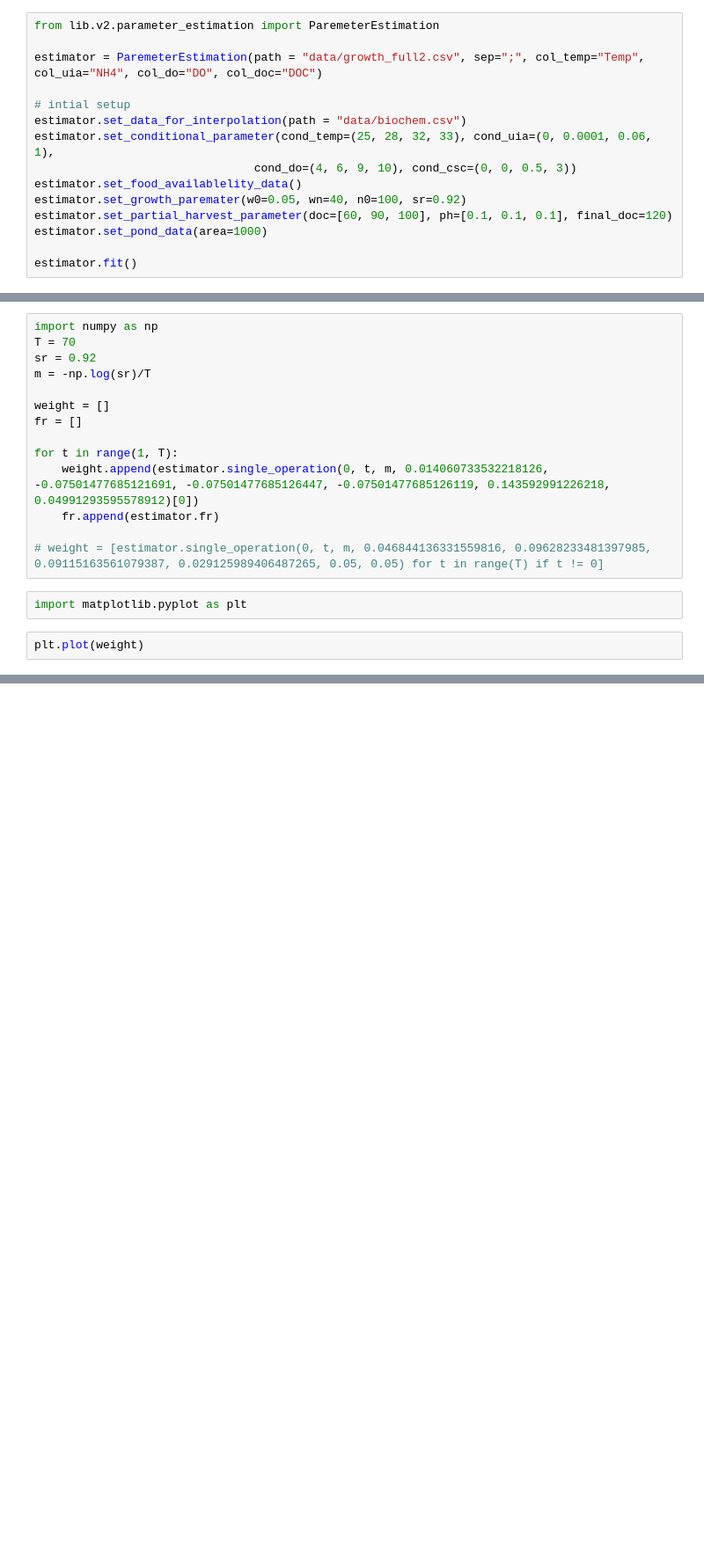
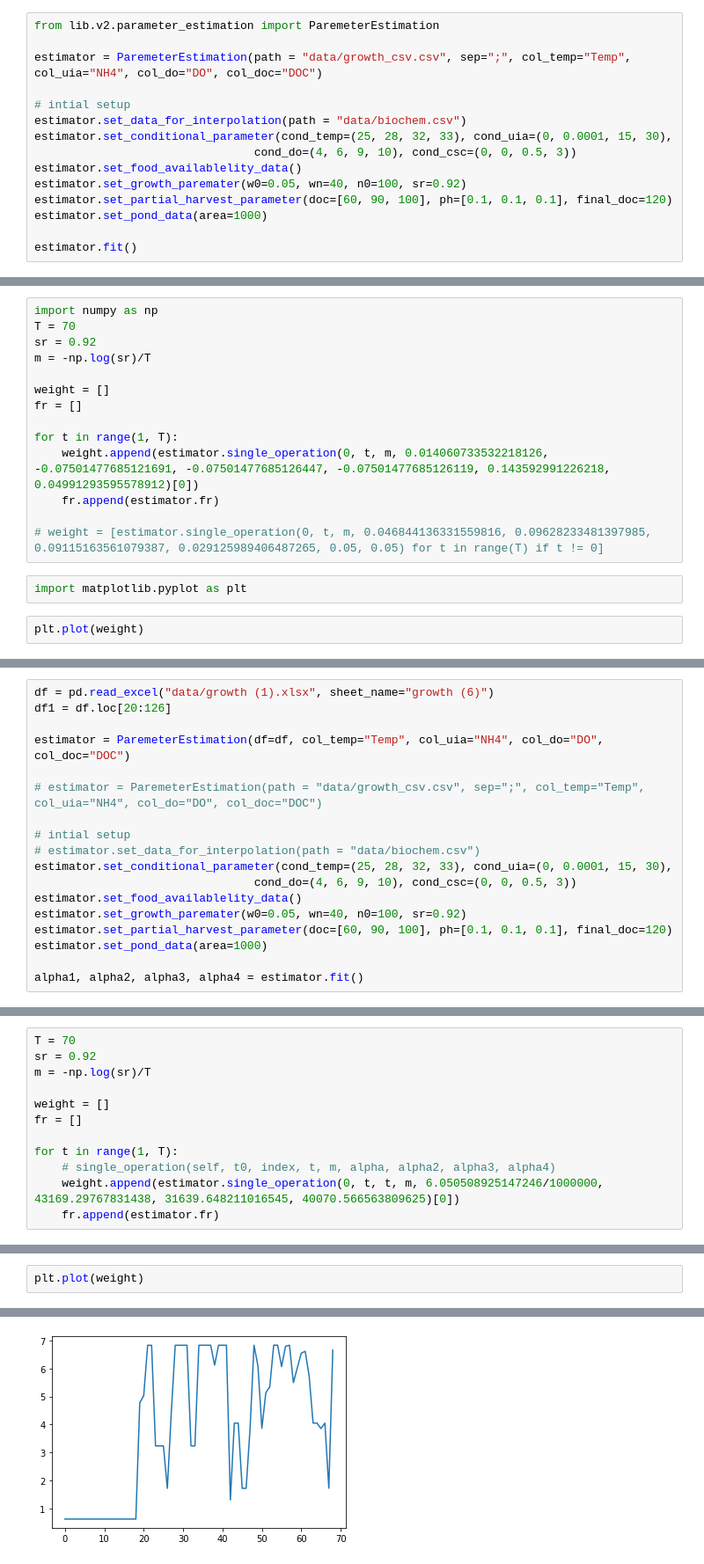
Before and after one commit to letive/simple-pond-monitoring, a Jupyter notebook: test.ipynb, the cells around one changed output, grey strips where cells are left out. Shown at 88% size. Saved outputs shown, nothing was run; the diff lists cells and outputs as text; blank space fills up the shorter version.

Commit message:
adjusting the graph

```diff
--- a/test.ipynb
+++ b/test.ipynb
@@ -1,11 +1,11 @@
 # %%
 from lib.v2.parameter_estimation import ParemeterEstimation
 
-estimator = ParemeterEstimation(path = "data/growth_full2.csv", sep=";", col_temp="Temp", col_uia="NH4", col_do="DO", col_doc="DOC")
+estimator = ParemeterEstimation(path = "data/growth_csv.csv", sep=";", col_temp="Temp", col_uia="NH4", col_do="DO", col_doc="DOC")
 
 # intial setup
 estimator.set_data_for_interpolation(path = "data/biochem.csv")
-estimator.set_conditional_parameter(cond_temp=(25, 28, 32, 33), cond_uia=(0, 0.0001, 0.06, 1),
+estimator.set_conditional_parameter(cond_temp=(25, 28, 32, 33), cond_uia=(0, 0.0001, 15, 30),
                                 cond_do=(4, 6, 9, 10), cond_csc=(0, 0, 0.5, 3))
 estimator.set_food_availablelity_data()
 estimator.set_growth_paremater(w0=0.05, wn=40, n0=100, sr=0.92)
@@ -63,0 +202,18 @@ df[df["DOC"] == 1]["Temp"].values[0]
+# %%
+df = pd.read_excel("data/growth (1).xlsx", sheet_name="growth (6)")
+df1 = df.loc[20:126]
+
+estimator = ParemeterEstimation(df=df, col_temp="Temp", col_uia="NH4", col_do="DO", col_doc="DOC")
+
+# estimator = ParemeterEstimation(path = "data/growth_csv.csv", sep=";", col_temp="Temp", col_uia="NH4", col_do="DO", col_doc="DOC")
+
+# intial setup
+# estimator.set_data_for_interpolation(path = "data/biochem.csv")
+estimator.set_conditional_parameter(cond_temp=(25, 28, 32, 33), cond_uia=(0, 0.0001, 15, 30),
+                                cond_do=(4, 6, 9, 10), cond_csc=(0, 0, 0.5, 3))
+estimator.set_food_availablelity_data()
+estimator.set_growth_paremater(w0=0.05, wn=40, n0=100, sr=0.92)
+estimator.set_partial_harvest_parameter(doc=[60, 90, 100], ph=[0.1, 0.1, 0.1], final_doc=120)
+estimator.set_pond_data(area=1000)
+
+alpha1, alpha2, alpha3, alpha4 = estimator.fit()
@@ -63,0 +242,12 @@ df[df["DOC"] == 1]["Temp"].values[0]
+# %%
+T = 70
+sr = 0.92
+m = -np.log(sr)/T
+
+weight = []
+fr = []
+
+for t in range(1, T):
+    # single_operation(self, t0, index, t, m, alpha, alpha2, alpha3, alpha4)
+    weight.append(estimator.single_operation(0, t, t, m, 6.050508925147246/1000000, 43169.29767831438, 31639.648211016545, 40070.566563809625)[0])
+    fr.append(estimator.fr)
@@ -63,0 +272,3 @@ df[df["DOC"] == 1]["Temp"].values[0]
+# %%
+plt.plot(weight)
+# %% [output]
@@ -63,0 +276 @@ df[df["DOC"] == 1]["Temp"].values[0]
+[figure, added]
```
Also changed, not shown: parts of 37 cells of this notebook, 11 other files.
